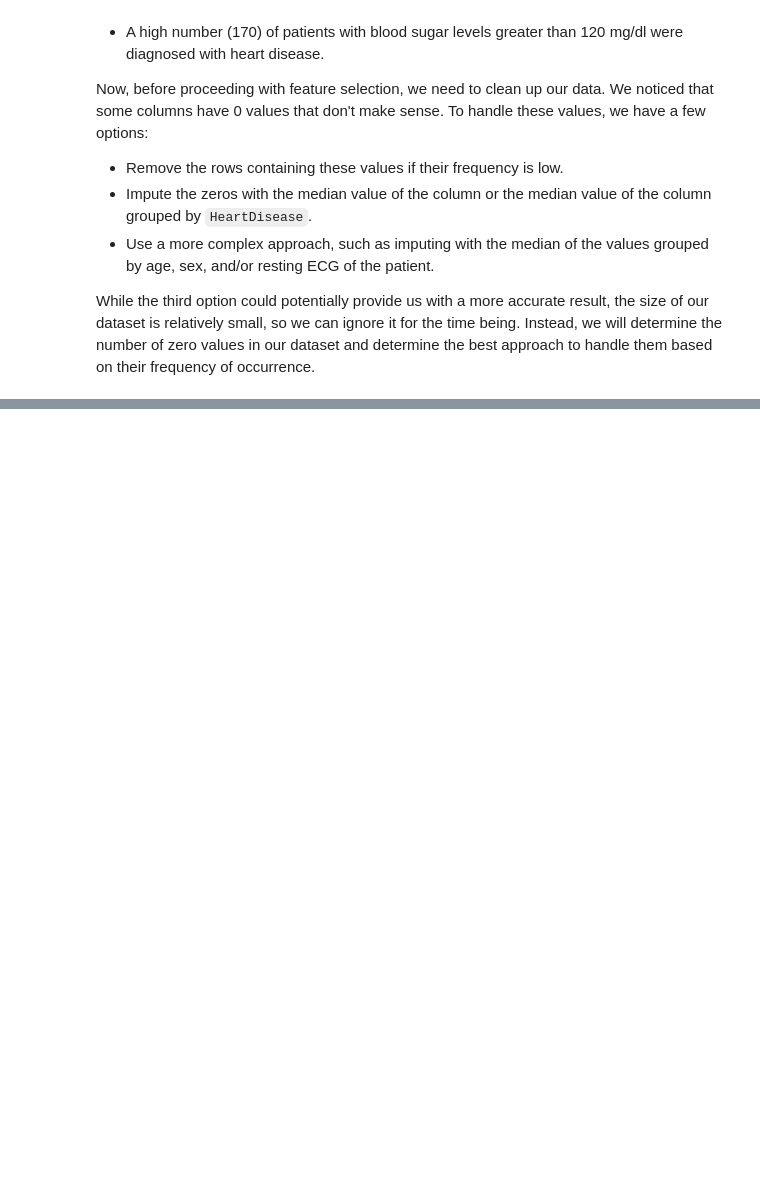
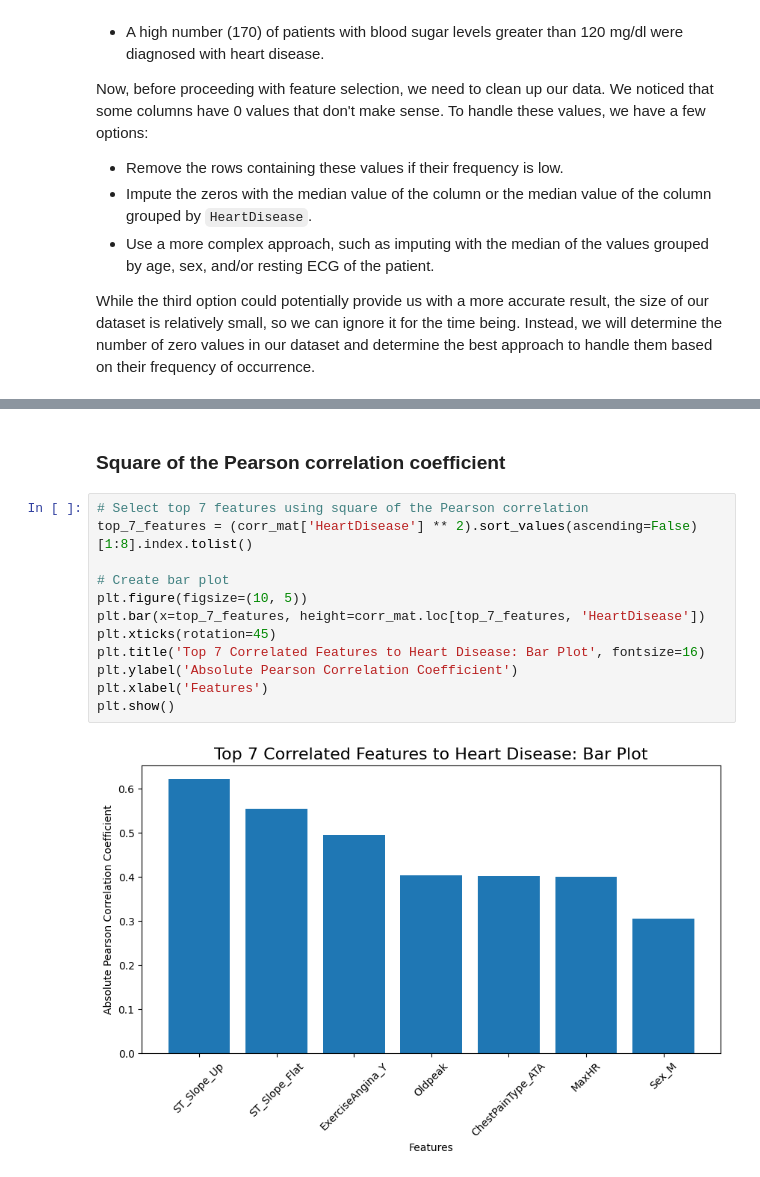
Before and after one commit to MuhammadAwon/datascience-projects, a Jupyter notebook: Projects/predicting-heart-disease/heart-disease.ipynb, the cells around one changed output, grey strips where cells are left out. Saved outputs shown, nothing was run; the diff lists cells and outputs as text; blank space fills up the shorter version.

```diff
--- a/Projects/predicting-heart-disease/heart-disease.ipynb
+++ b/Projects/predicting-heart-disease/heart-disease.ipynb
@@ -299,0 +395,16 @@ While the third option could potentially provide us with a more accurate result,
+# %% [markdown]
+### Square of the Pearson correlation coefficient
+# %%
+# Select top 7 features using square of the Pearson correlation
+top_7_features = (corr_mat['HeartDisease'] ** 2).sort_values(ascending=False)[1:8].index.tolist()
+
+# Create bar plot
+plt.figure(figsize=(10, 5))
+plt.bar(x=top_7_features, height=corr_mat.loc[top_7_features, 'HeartDisease'])
+plt.xticks(rotation=45)
+plt.title('Top 7 Correlated Features to Heart Disease: Bar Plot', fontsize=16)
+plt.ylabel('Absolute Pearson Correlation Coefficient')
+plt.xlabel('Features')
+plt.show()
+# %% [output]
+[figure, added]
```
Also changed, not shown: parts of 27 cells of this notebook.
